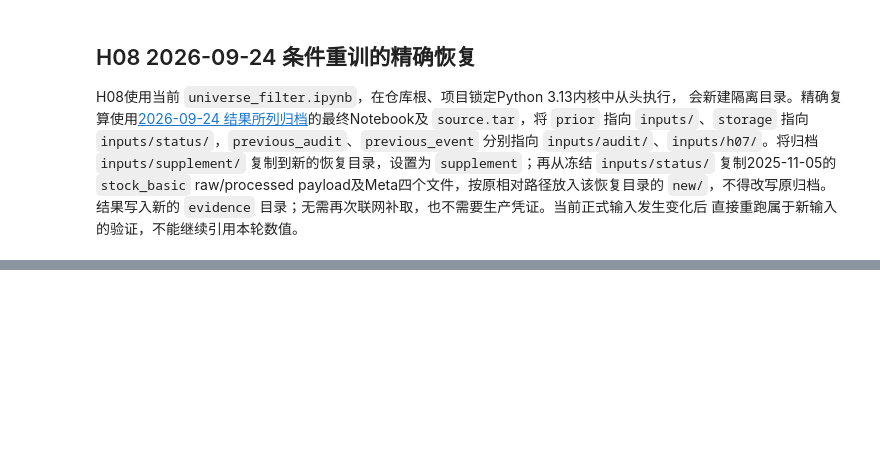
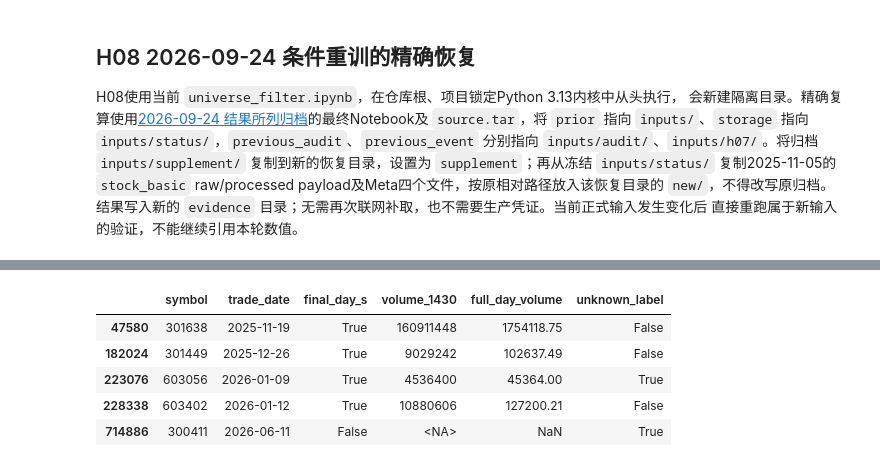
Before and after one commit to UlricWu/trading, a Jupyter notebook: research/subscription-training/universe_filter.ipynb, the cells around one changed output, grey strips where cells are left out. Saved outputs shown, nothing was run; the diff lists cells and outputs as text; code cells hidden in the pictures; blank space fills up the shorter version.

```diff
--- a/research/subscription-training/universe_filter.ipynb
+++ b/research/subscription-training/universe_filter.ipynb
@@ -2194,0 +2562,73 @@ payload及Meta四个文件，按原相对路径放入该恢复目录的 `new/`
+# %%
+two_stage_rows = []
+for label, mask in [
+    ("H08共同候选", pd.Series(True, index=two_stage_audit.index)),
+    ("仅核查14:30前正成交", two_stage_audit.volume_before_1430_positive),
+    ("事后排除T日最终S记录", two_stage_audit.diagnostic_after_final_s),
+    ("事后S排除后再要求14:30前正成交", two_stage_audit.diagnostic_after_both),
+]:
+    subset = two_stage_audit.loc[mask]
+    two_stage_rows.append({
+        "核查口径": label, "股票日": len(subset),
+        "已知标签": int((~subset.unknown_label).sum()),
+        "未知标签": int(subset.unknown_label.sum()),
+    })
+two_stage_summary = pd.DataFrame(two_stage_rows)
+two_stage_summary.to_csv(two_stage_output / "summary.csv", index=False)
+two_stage_cross = two_stage_audit.groupby(
+    ["final_day_s", "volume_before_1430_observed", "full_day_positive"],
+    dropna=False,
+).agg(股票日=("symbol", "size"), 未知标签=("unknown_label", "sum")).reset_index()
+two_stage_cross.to_csv(two_stage_output / "cross-check.csv", index=False)
+two_stage_retained_unknown = two_stage_unknowns.merge(
+    two_stage_audit.loc[
+        two_stage_audit.diagnostic_after_both, ["symbol", "trade_date"]
+    ],
+    on=["symbol", "trade_date"], how="inner", validate="one_to_one",
+)
+two_stage_remaining_causes = two_stage_retained_unknown.groupby("cause").size().rename("股票日")
+two_stage_remaining_causes.to_csv(two_stage_output / "remaining-unknown-causes.csv")
+two_stage_disagreements = two_stage_audit.loc[
+    two_stage_audit.full_day_positive.ne(two_stage_audit.volume_before_1430_positive)
+    | (two_stage_audit.final_day_s & two_stage_audit.volume_before_1430_positive)
+    | (~two_stage_audit.final_day_s & ~two_stage_audit.volume_before_1430_positive)
+]
+two_stage_disagreements.to_csv(two_stage_output / "disagreements.csv", index=False)
+two_stage_checks = {
+    "candidate_rows_unchanged": len(two_stage_audit),
+    "dates_checked": int(two_stage_audit.trade_date.nunique()),
+    "strict_historical_dates_rejected": len(two_stage_strict_rejections),
+    "status_receipt_verified": False,
+    "minute_receipt_verified": False,
+    "future_labels_used_for_filter": False,
+    "full_day_volume_used_for_1430_filter": False,
+    "models_retrained": 0,
+    "original_predictions_changed": False,
+    "final_s_with_positive_volume_before_1430": int((
+        two_stage_audit.final_day_s & two_stage_audit.volume_before_1430_positive
+    ).sum()),
+    "no_final_s_without_observed_volume_before_1430": int((
+        ~two_stage_audit.final_day_s & ~two_stage_audit.volume_before_1430_positive
+    ).sum()),
+    "full_day_volume_disagrees_with_prefix": int(
+        two_stage_audit.full_day_positive.ne(
+            two_stage_audit.volume_before_1430_positive
+        ).sum()
+    ),
+    "boundary_examples_passed": True,
+    "snapshot_availability_rejections": two_stage_rejected_receipts,
+}
+(two_stage_output / "verification.json").write_text(
+    json.dumps(two_stage_checks, ensure_ascii=False, indent=2)
+)
+display(two_stage_summary)
+display(two_stage_cross)
+display(two_stage_remaining_causes.to_frame())
+display(two_stage_disagreements[
+    ["symbol", "trade_date", "final_day_s", "volume_1430",
+     "full_day_volume", "unknown_label"]
+].head(12))
+print("以上T日最终S表仅用于事后诊断；213个日期均未通过严格历史接收验证。")
+print(f"INPUTS={two_stage_root}")
+print(f"OUTPUTS={two_stage_output}")
+# %% [output]
@@ -2194,0 +2649,6 @@ payload及Meta四个文件，按原相对路径放入该恢复目录的 `new/`
+|  | symbol | trade_date | final_day_s | volume_1430 | full_day_volume | unknown_label |
+| 47580 | 301638 | 2025-11-19 | True | 160911448 | 1754118.75 | False |
+| 182024 | 301449 | 2025-12-26 | True | 9029242 | 102637.49 | False |
+| 223076 | 603056 | 2026-01-09 | True | 4536400 | 45364.00 | True |
+| 228338 | 603402 | 2026-01-12 | True | 10880606 | 127200.21 | False |
+| 714886 | 300411 | 2026-06-11 | False | <NA> | NaN | True |
```
Also changed, not shown: parts of 28 cells of this notebook, 13 other files.
